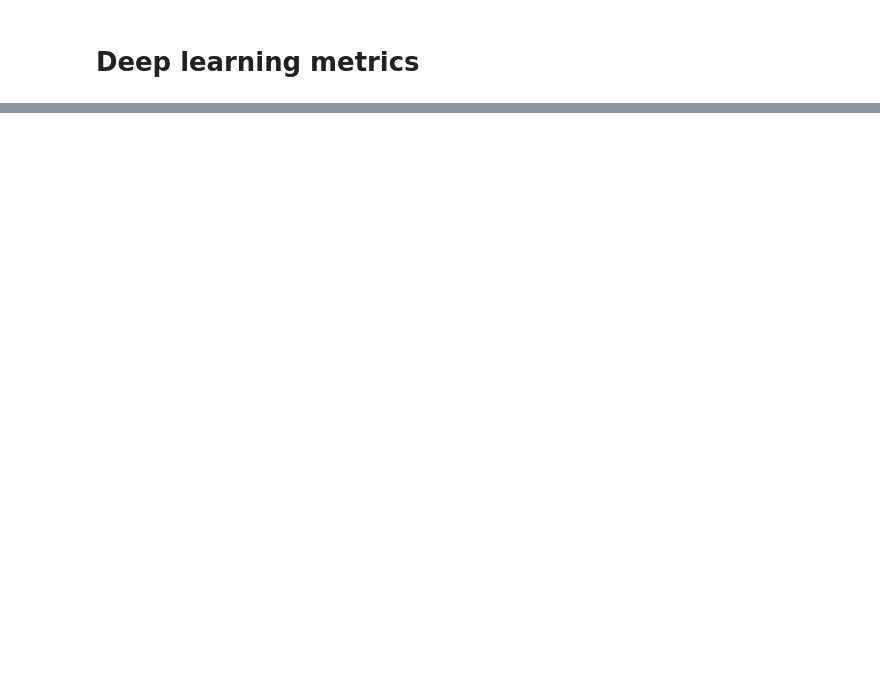
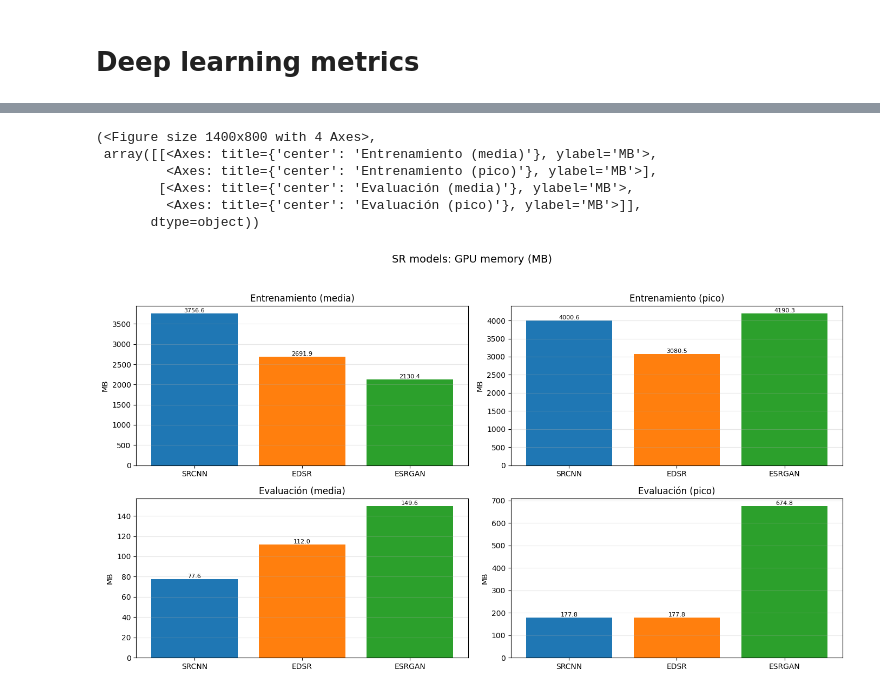
Before and after one commit to bgmanuel99/Super-Resolution-Images-for-3D-Printing-Defect-Detection, a Jupyter notebook: SRModels/defect_detection_pipeline.ipynb, the cells around one changed output, grey strips where cells are left out. Drawn from its saved outputs; the diff is of its cells as text; code cells hidden in the pictures; blank space fills up the shorter version.

```diff
--- a/SRModels/defect_detection_pipeline.ipynb
+++ b/SRModels/defect_detection_pipeline.ipynb
@@ -407 +267,23 @@ plt.show()
+# %%
+# Memory panel
+plot_sr_memory(
+    srcnn_train_metrics,
+    edsr_train_metrics,
+    esrgan_train_metrics,
+    srcnn_gpu_mean_mean,
+    edsr_gpu_mean_mean,
+    esrgan_gpu_mean_mean,
+    srcnn_gpu_peak_max,
+    edsr_gpu_peak_max,
+    esrgan_gpu_peak_max,
+    save_path="DL_results",
+)
+# %% [output]
+(<Figure size 1400x800 with 4 Axes>,
+ array([[<Axes: title={'center': 'Entrenamiento (media)'}, ylabel='MB'>,
+         <Axes: title={'center': 'Entrenamiento (pico)'}, ylabel='MB'>],
+        [<Axes: title={'center': 'Evaluación (media)'}, ylabel='MB'>,
+         <Axes: title={'center': 'Evaluación (pico)'}, ylabel='MB'>]],
+       dtype=object))
+[figure, added]
 # %%
```
Also changed, not shown: parts of 17 cells of this notebook, 9 other files.
